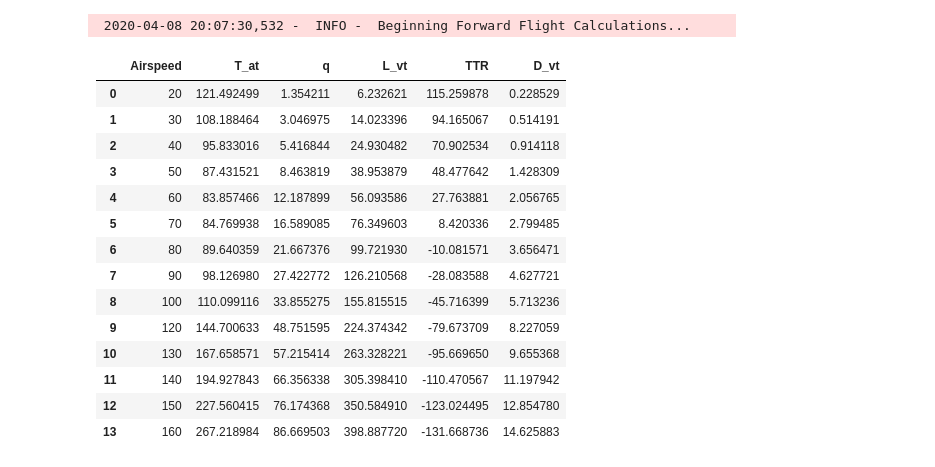
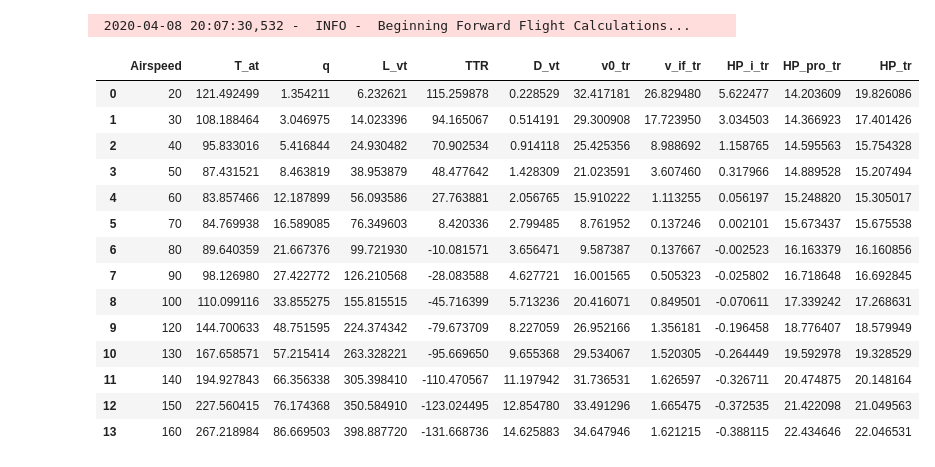
Before and after one commit to Czarified/helipypter, a Jupyter notebook: missionSim.ipynb, the cells around one changed output. Cells and saved outputs as stored; diff of their text form; code cells hidden in the pictures.

Commit message:
TR Forward Flight Powers
Added horsepower calculations for the Tail Rotor in forward flight. Numbers roughly match the example.

```diff
--- a/missionSim.ipynb
+++ b/missionSim.ipynb
@@ -72,7 +72,13 @@ S_vt = 20.92   # [ft]
 cl_vt = 0.22   # []
 # Vertical tail aspect ratio
 AR_vt = 3
-
+# Tail Rotor diameter
+D_tr = 5.42    # [ft]
+R_tr = D_tr/2
+CHORT_tr = 7   # [in]
+v_tip_tr = 650 # [ft/s]
+sol_tr = 0.2741 # []
+cd0_tr = 0.015  # []
 
 
 ######################################
@@ -463,44 +469,55 @@ MR = df.copy()
 # %%
 
     #    Tail Rotor Calculations
     #################################
 
 # Copy the dataframe to a new variable, for Tail calculations
 # Carry over the airspeed and anti-torque thrust
 TR = pd.DataFrame(data=MR.Airspeed)
 TR['T_at'] = MR.T_at.copy()
 TR['q'] = MR.q.copy()
 
 # Calculate the anti-torque provided
 # by the vertical tail
 # Lift = cl*wing_area*dynamic_pressure
 TR['L_vt'] = cl_vt*S_vt*TR.q
 
 # Anti-torque minus Vfin Lift
 TR['TTR'] = TR.T_at - TR.L_vt
 
 # Induced Drag from the Vfin
 TR['D_vt'] = TR.L_vt**2/(2*TR.q*S_vt*AR_vt)
 
+# Calculate the "hover induced velocity" of TR
+TR['v0_tr'] = np.sqrt(abs(TR.TTR)/(2*rho.magnitude*math.pi*R_tr**2))
 
+# Calculate the forward flight induced velocity
+TR['v_if_tr'] = TR.v0_tr * (-0.5*(TR.Airspeed/TR.v0_tr)**2 + np.sqrt((df.Airspeed/TR.v0_tr)**4 / 4 + 1))
 
-TR
+# Induced Horsepower
+TR['HP_i_tr'] = TR.TTR*TR.v_if_tr/550
+
+# Profile Horsepower
+TR['HP_pro_tr'] = sol_tr*cd0_tr*(1+4.65*MR.mu**2)*rho.magnitude*math.pi*R_tr**2*v_tip_tr**3 / 4400
+
+# Total TR Horsepower
+TR['HP_tr'] = TR.HP_i_tr + TR.HP_pro_tr
 # %% [output]
-|  | Airspeed | T_at | q | L_vt | TTR | D_vt |
-| 0 | 20 | 121.492499 | 1.354211 | 6.232621 | 115.259878 | 0.228529 |
-| 1 | 30 | 108.188464 | 3.046975 | 14.023396 | 94.165067 | 0.514191 |
-| 2 | 40 | 95.833016 | 5.416844 | 24.930482 | 70.902534 | 0.914118 |
-| 3 | 50 | 87.431521 | 8.463819 | 38.953879 | 48.477642 | 1.428309 |
-| 4 | 60 | 83.857466 | 12.187899 | 56.093586 | 27.763881 | 2.056765 |
-| 5 | 70 | 84.769938 | 16.589085 | 76.349603 | 8.420336 | 2.799485 |
-| 6 | 80 | 89.640359 | 21.667376 | 99.721930 | -10.081571 | 3.656471 |
-| 7 | 90 | 98.126980 | 27.422772 | 126.210568 | -28.083588 | 4.627721 |
-| 8 | 100 | 110.099116 | 33.855275 | 155.815515 | -45.716399 | 5.713236 |
-| 9 | 120 | 144.700633 | 48.751595 | 224.374342 | -79.673709 | 8.227059 |
-| 10 | 130 | 167.658571 | 57.215414 | 263.328221 | -95.669650 | 9.655368 |
-| 11 | 140 | 194.927843 | 66.356338 | 305.398410 | -110.470567 | 11.197942 |
-| 12 | 150 | 227.560415 | 76.174368 | 350.584910 | -123.024495 | 12.854780 |
-| 13 | 160 | 267.218984 | 86.669503 | 398.887720 | -131.668736 | 14.625883 |
+|  | Airspeed | T_at | q | L_vt | TTR | D_vt | v0_tr | v_if_tr | HP_i_tr | HP_pro_tr | HP_tr |
+| 0 | 20 | 121.492499 | 1.354211 | 6.232621 | 115.259878 | 0.228529 | 32.417181 | 26.829480 | 5.622477 | 14.203609 | 19.826086 |
+| 1 | 30 | 108.188464 | 3.046975 | 14.023396 | 94.165067 | 0.514191 | 29.300908 | 17.723950 | 3.034503 | 14.366923 | 17.401426 |
+| 2 | 40 | 95.833016 | 5.416844 | 24.930482 | 70.902534 | 0.914118 | 25.425356 | 8.988692 | 1.158765 | 14.595563 | 15.754328 |
+| 3 | 50 | 87.431521 | 8.463819 | 38.953879 | 48.477642 | 1.428309 | 21.023591 | 3.607460 | 0.317966 | 14.889528 | 15.207494 |
+| 4 | 60 | 83.857466 | 12.187899 | 56.093586 | 27.763881 | 2.056765 | 15.910222 | 1.113255 | 0.056197 | 15.248820 | 15.305017 |
+| 5 | 70 | 84.769938 | 16.589085 | 76.349603 | 8.420336 | 2.799485 | 8.761952 | 0.137246 | 0.002101 | 15.673437 | 15.675538 |
+| 6 | 80 | 89.640359 | 21.667376 | 99.721930 | -10.081571 | 3.656471 | 9.587387 | 0.137667 | -0.002523 | 16.163379 | 16.160856 |
+| 7 | 90 | 98.126980 | 27.422772 | 126.210568 | -28.083588 | 4.627721 | 16.001565 | 0.505323 | -0.025802 | 16.718648 | 16.692845 |
+| 8 | 100 | 110.099116 | 33.855275 | 155.815515 | -45.716399 | 5.713236 | 20.416071 | 0.849501 | -0.070611 | 17.339242 | 17.268631 |
+| 9 | 120 | 144.700633 | 48.751595 | 224.374342 | -79.673709 | 8.227059 | 26.952166 | 1.356181 | -0.196458 | 18.776407 | 18.579949 |
+| 10 | 130 | 167.658571 | 57.215414 | 263.328221 | -95.669650 | 9.655368 | 29.534067 | 1.520305 | -0.264449 | 19.592978 | 19.328529 |
+| 11 | 140 | 194.927843 | 66.356338 | 305.398410 | -110.470567 | 11.197942 | 31.736531 | 1.626597 | -0.326711 | 20.474875 | 20.148164 |
+| 12 | 150 | 227.560415 | 76.174368 | 350.584910 | -123.024495 | 12.854780 | 33.491296 | 1.665475 | -0.372535 | 21.422098 | 21.049563 |
+| 13 | 160 | 267.218984 | 86.669503 | 398.887720 | -131.668736 | 14.625883 | 34.647946 | 1.621215 | -0.388115 | 22.434646 | 22.046531 |
 # %%
 MR.set_index('Airspeed', inplace=True)
 # logging.info('Vehicle Main Rotor Characteristics over the Speed Sweep: ')
```
Also changed, not shown: parts of 1 cell of this notebook.
